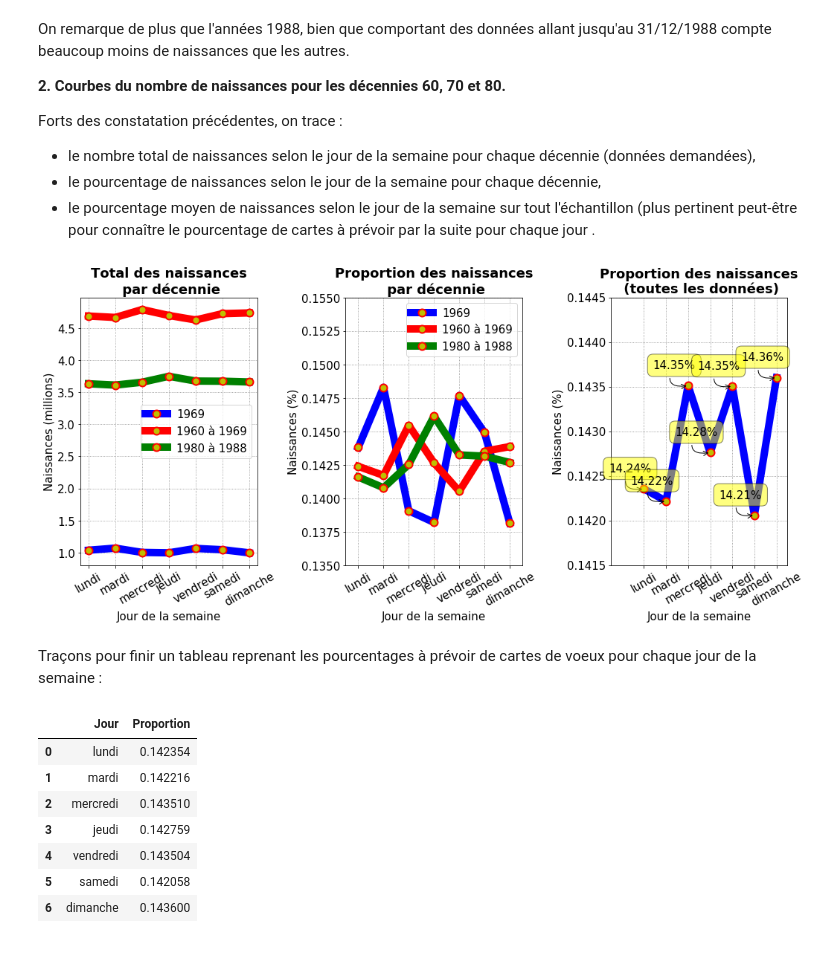
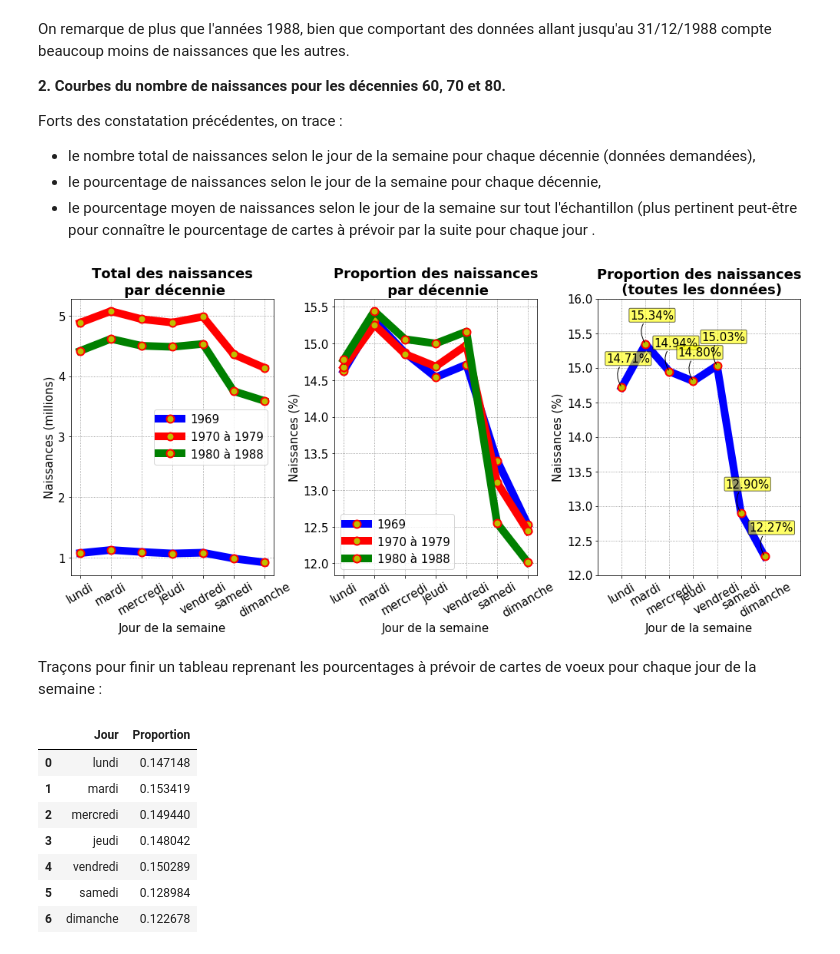
Before and after one commit to SmellyArmure/04-Jupyter, a Jupyter notebook: Exo-CartesVoeux/Exo-CartesVoeux.ipynb, the cells around one changed output. Drawn from its saved outputs; the diff is of its cells as text; code cells hidden in the pictures.

Commit message:
Partiellement réglé le problème de classement des jours, mais pbe de filtrage.

```diff
--- a/Exo-CartesVoeux/Exo-CartesVoeux.ipynb
+++ b/Exo-CartesVoeux/Exo-CartesVoeux.ipynb
@@ -144,9 +156,9 @@ __0. Pré-visualisation globale__
 Créons deux tableaux pertinents pour les tracés ultérieurs...
 # %%
 # Tableau dynamique du nombre de naissances en fonction du jour de la semaine pour les trois décennies
-masque = pd.cut(birth_df3['year'], np.array([1960,1970,1980,1990]))
+masque = pd.cut(birth_df5['year'], np.array([1960,1970,1980,1990]))
 
-birth_pt = birth_df3.pivot_table('births', index = [masque], columns = ['nb_day_week', 'day_week'], aggfunc = "sum")
+birth_pt0 = birth_df5.pivot_table('births', index = [masque], columns = ['nb_day_week', 'day_week'], aggfunc = "sum")
 #dftest = birth_df3.reindex(birth_pt['day_week'].sort_values(by=2012, ascending=False).index)
-birth_pt
+birth_pt0
 # %% [output]
@@ -159,6 +171,6 @@ birth_pt
 # %%
 # tableau dynamique du nombre de naissances par année
-birth_pt1 = birth_df3.pivot_table('births', index = 'year', aggfunc = "sum")
+birth_pt1 = birth_df5.pivot_table('births', index = 'year', aggfunc = "sum")
 birth_pt1.head(3)
 # %% [output]
 |  | births |
@@ -198,24 +210,24 @@ y1_2 = y1[x1.index(1970):x1.index(1980)]
 x1_3 = x1[x1.index(1980):]
 y1_3 = y1[x1.index(1980):]
 y1_min = np.min(y1)*0.99/1e6
-y1_max = np.max(y1)*1.01/1e6
+y1_max = np.max(y1)*1.07/1e6
 
-plot1.bar(x1_1, y1_1/1e6, color = 'red', edgecolor='k', hatch='//')
-plot1.bar(x1_2, y1_2/1e6, color = 'red', edgecolor='k', hatch='o')
-plot1.bar(x1_3, y1_3/1e6, color = 'red', edgecolor='k', hatch='x')
+plot1.bar(x1_1, y1_1/1e6, color = 'red', edgecolor='k', hatch='//', label='1969')
+plot1.bar(x1_2, y1_2/1e6, color = 'red', edgecolor='k', hatch='o', label='1970 à 1979')
+plot1.bar(x1_3, y1_3/1e6, color = 'red', edgecolor='k', hatch='x', label='1980 à 1988')
 ax1 = plt.title("Total des naissances\n(1969-1988)",fontweight="bold")
 plt.xlabel("Année")
 plt.ylabel("Naissances (millions)")
 plt.axis([1968 ,1990 , y1_min, y1_max])
+plt.legend()
 
 # Valeur absolue globale du nombre de naissances pour chaque jour de la semaine
 
 plot2 = plt.subplot(1, 2, 2)
 
+y2 = birth_pt0.iloc[0].values + birth_pt0.iloc[1].values + birth_pt0.iloc[2].values
 x2 = range(len(y2))
-y2 = birth_pt.iloc[0].values + birth_pt.iloc[1].values + birth_pt.iloc[2].values
 ind = ['lundi', 'mardi', 'mercredi', 'jeudi', 'vendredi', 'samedi', 'dimanche']
-#ind = birth_pt.iloc[0].index
 y2_min = np.min(y2)*0.99/1e6
 y2_max = np.max(y2)*1.01/1e6
 
@@ -243,9 +255,9 @@ Forts des constatation précédentes, on trace :
 # %%
 ## Nombre de naissance pour chaque jour de la semaine pour les décénnies 60, 70 et 80
 
-y_60 = birth_pt.iloc[0].values
-y_70 = birth_pt.iloc[1].values
-y_80 = birth_pt.iloc[2].values
+y_60 = birth_pt0.iloc[0].values
+y_70 = birth_pt0.iloc[1].values
+y_80 = birth_pt0.iloc[2].values
 
 fig = plt.figure(figsize=(22,5))
 
@@ -260,7 +272,7 @@ plot1.plot(range(len(y_60)),(y_60)/1000000, \
 plot1.plot(range(len(y_70)),(y_70)/1000000, \
          'o', c='red', lw=10, ls='solid', \
          ms = 10, mfc = 'y', mec='red',  mew = 2, \
-         label='1960 à 1969',zorder = 10)
+         label='1970 à 1979',zorder = 10)
 plot1.plot(range(len(y_80)),(y_80)/1000000, \
          'o', c='green', lw=10, ls='solid', \
          ms = 10, mfc = 'y', mec='red',  mew = 2, \
@@ -278,70 +290,70 @@ plt.legend(loc='best')
 
 plot2 = plt.subplot(1, 3, 2)
 
-plot2.plot(range(len(y_60)),(y_60/np.sum(y_60)), \
+plot2.plot(range(len(y_60)),(y_60*100/np.sum(y_60)), \
          'o', c='blue', lw=10, ls='solid', \
          ms = 10, mfc = 'y', mec='red',  mew = 2, \
          label='1969',zorder = 5)
-plot2.plot(range(len(y_70)),(y_70/np.sum(y_70)), \
+plot2.plot(range(len(y_70)),(y_70*100/np.sum(y_70)), \
          'o', c='red', lw=10, ls='solid', \
          ms = 10, mfc = 'y', mec='red',  mew = 2, \
-         label='1960 à 1969',zorder = 10)
-plot2.plot(range(len(y_80)),(y_80/np.sum(y_80)), \
+         label='1970 à 1979',zorder = 10)
+plot2.plot(range(len(y_80)),(y_80*100/np.sum(y_80)), \
          'o', c='green', lw=10, ls='solid', \
          ms = 10, mfc = 'y', mec='red',  mew = 2, \
          label='1980 à 1988',zorder = 15)
 ax2 = plt.title("Proportion des naissances\n par décennie",fontweight="bold")
 plt.xlabel("Jour de la semaine")
 plt.ylabel("Naissances (%)")
 plt.rcParams.update({'font.size': 15})
-plt.axis([-0.5, 6.5, 0.135, 0.155])
+#plt.axis([-0.5, 6.5, 0.135, 0.155])
 plt.grid(color='grey', linestyle='dotted')
 plt.xticks(range(7), ind, rotation=30)
 plt.legend(loc='best')
 
 ## Graphe 3 : Pourcentage des naissances pour chaque jour
 
 plot3 = plt.subplot(1, 3, 3)
 
 
-my_x = range(len(y))
-my_y = y/np.sum(y)
+my_x = range(len(y2))
+my_y = y2*100/np.sum(y1)
 
 plot3 = plt.plot(my_x, my_y, \
          'o', c='blue', lw=10, ls='solid', \
          ms = 10, mfc = 'y', mec='red',  mew = 2)
 ax3 = plt.title("Proportion des naissances\n (toutes les données)",fontweight="bold")
 plt.xlabel("Jour de la semaine")
 plt.ylabel("Naissances (%)")
 plt.rcParams.update({'font.size': 15})
-plt.axis([-1.5, 6.5, 0.1415, 0.1445])
+plt.axis([-1, 7.5, 12, 16])
 plt.grid(color='grey', linestyle='dotted')
 plt.xticks(range(7), ind, rotation=30)
 
-labels = ['{:2.2f}%'.format(100*my_y[i]) for i in range(len(my_y))]
+labels = ['{:2.2f}%'.format(my_y[i]) for i in range(len(my_y))]
 for label, my_x, my_y in zip(labels, my_x, my_y):
-    plt.annotate(label, xy=(my_x, my_y), xytext=(10, 20),
-        textcoords='offset points', ha='right', va='bottom',
-        bbox=dict(boxstyle='round,pad=0.5', fc='yellow', alpha=0.5),
-        arrowprops=dict(arrowstyle = '->', connectionstyle='arc3,rad=1'))
+    plt.annotate(label, xy=(my_x, my_y), xytext=(-20, 30),
+        textcoords='offset points', ha='left', va='bottom',
+        bbox=dict(boxstyle='round,pad=0.1', fc='yellow', alpha=0.6),
+        arrowprops=dict(arrowstyle = '-', connectionstyle='arc3,rad=0.5'))
 
-plt.gcf().subplots_adjust(left = 0.1, bottom = 0.2, right = 0.7, top = 1.2, wspace = 0.5, hspace = 0.2)
+plt.gcf().subplots_adjust(left = 0.1, bottom = 0.2, right = 0.7, top = 1.2, wspace = 0.3, hspace = 0)
 
 plt.show()
 # %% [output]
-[figure, old version]
+[figure, new version]
 # %% [markdown]
 Traçons pour finir un tableau reprenant les pourcentages à prévoir de cartes de voeux pour chaque jour de la semaine :
 # %%
 # Crée une dataframe temporaire contenant les données à afficher
-stat_df = pd.DataFrame({'Jour': ind ,'Proportion': np.array(y/np.sum(y))})
+stat_df = pd.DataFrame({'Jour': ind ,'Proportion': np.array(y2/np.sum(y2))})
 stat_df
 # %% [output]
 |  | Jour | Proportion |
-| 0 | lundi | 0.142354 |
-| 1 | mardi | 0.142216 |
-| 2 | mercredi | 0.143510 |
-| 3 | jeudi | 0.142759 |
-| 4 | vendredi | 0.143504 |
-| 5 | samedi | 0.142058 |
-| 6 | dimanche | 0.143600 |
+| 0 | lundi | 0.147148 |
+| 1 | mardi | 0.153419 |
+| 2 | mercredi | 0.149440 |
+| 3 | jeudi | 0.148042 |
+| 4 | vendredi | 0.150289 |
+| 5 | samedi | 0.128984 |
+| 6 | dimanche | 0.122678 |
```
Also changed, not shown: parts of 14 cells of this notebook.
